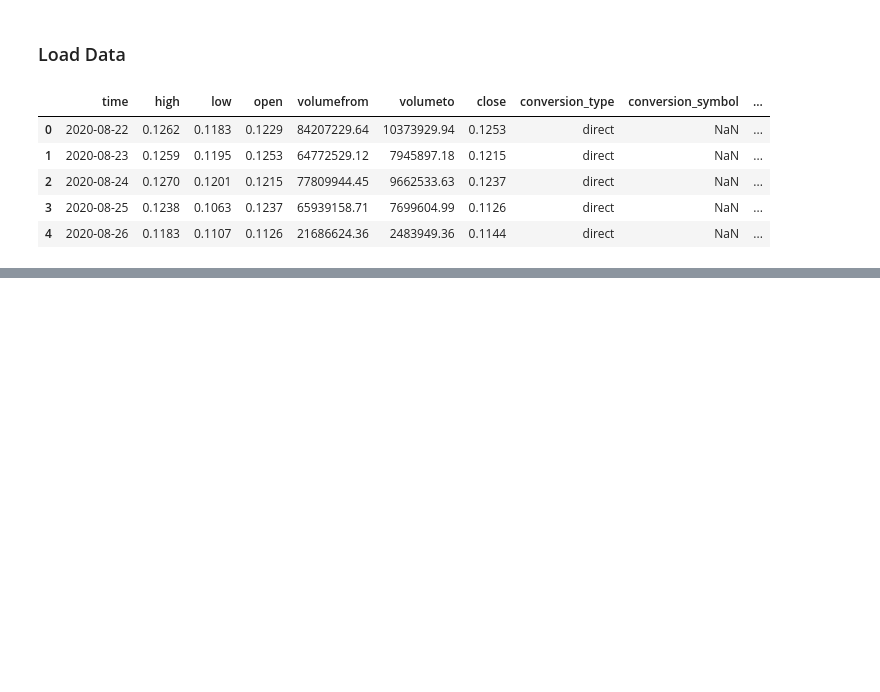
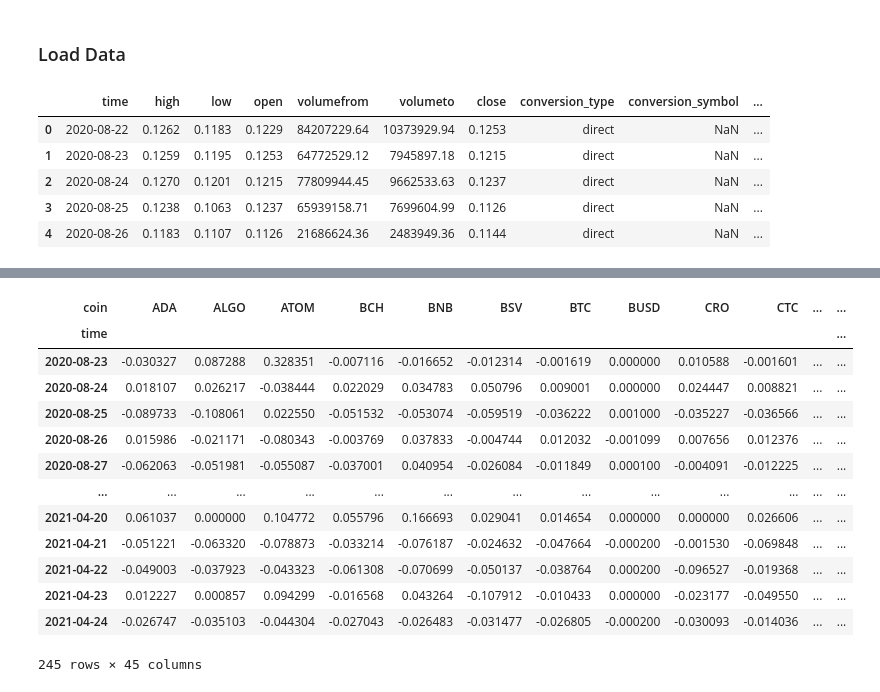
Before and after one commit to FedeScenna/Crypto_NetworkAnalysis, a Jupyter notebook: 04_ReturnAnalysis.ipynb, the cells around one changed output, grey strips where cells are left out. Drawn from its saved outputs; the diff is of its cells as text; code cells hidden in the pictures; blank space fills up the shorter version.

Commit message:
returns

```diff
--- a/04_ReturnAnalysis.ipynb
+++ b/04_ReturnAnalysis.ipynb
@@ -56,0 +59,18 @@ plt.show()
+# %%
+stock_returns = df[["time", "coin","close"]].pivot(index = "time",columns = "coin", values = "close").pct_change().dropna()
+stock_returns
+# %% [output]
+| coin | ADA | ALGO | ATOM | BCH | BNB | BSV | BTC | BUSD | CRO | CTC | ... | ... |
+| time |  |  |  |  |  |  |  |  |  |  |  | ... |
+| 2020-08-23 | -0.030327 | 0.087288 | 0.328351 | -0.007116 | -0.016652 | -0.012314 | -0.001619 | 0.000000 | 0.010588 | -0.001601 | ... | ... |
+| 2020-08-24 | 0.018107 | 0.026217 | -0.038444 | 0.022029 | 0.034783 | 0.050796 | 0.009001 | 0.000000 | 0.024447 | 0.008821 | ... | ... |
+| 2020-08-25 | -0.089733 | -0.108061 | 0.022550 | -0.051532 | -0.053074 | -0.059519 | -0.036222 | 0.001000 | -0.035227 | -0.036566 | ... | ... |
+| 2020-08-26 | 0.015986 | -0.021171 | -0.080343 | -0.003769 | 0.037833 | -0.004744 | 0.012032 | -0.001099 | 0.007656 | 0.012376 | ... | ... |
+| 2020-08-27 | -0.062063 | -0.051981 | -0.055087 | -0.037001 | 0.040954 | -0.026084 | -0.011849 | 0.000100 | -0.004091 | -0.012225 | ... | ... |
+| ... | ... | ... | ... | ... | ... | ... | ... | ... | ... | ... | ... | ... |
+| 2021-04-20 | 0.061037 | 0.000000 | 0.104772 | 0.055796 | 0.166693 | 0.029041 | 0.014654 | 0.000000 | 0.000000 | 0.026606 | ... | ... |
+| 2021-04-21 | -0.051221 | -0.063320 | -0.078873 | -0.033214 | -0.076187 | -0.024632 | -0.047664 | -0.000200 | -0.001530 | -0.069848 | ... | ... |
+| 2021-04-22 | -0.049003 | -0.037923 | -0.043323 | -0.061308 | -0.070699 | -0.050137 | -0.038764 | 0.000200 | -0.096527 | -0.019368 | ... | ... |
+| 2021-04-23 | 0.012227 | 0.000857 | 0.094299 | -0.016568 | 0.043264 | -0.107912 | -0.010433 | 0.000000 | -0.023177 | -0.049550 | ... | ... |
+| 2021-04-24 | -0.026747 | -0.035103 | -0.044304 | -0.027043 | -0.026483 | -0.031477 | -0.026805 | -0.000200 | -0.030093 | -0.014036 | ... | ... |
+245 rows × 45 columns
```
Also changed, not shown: parts of 3 cells of this notebook.
